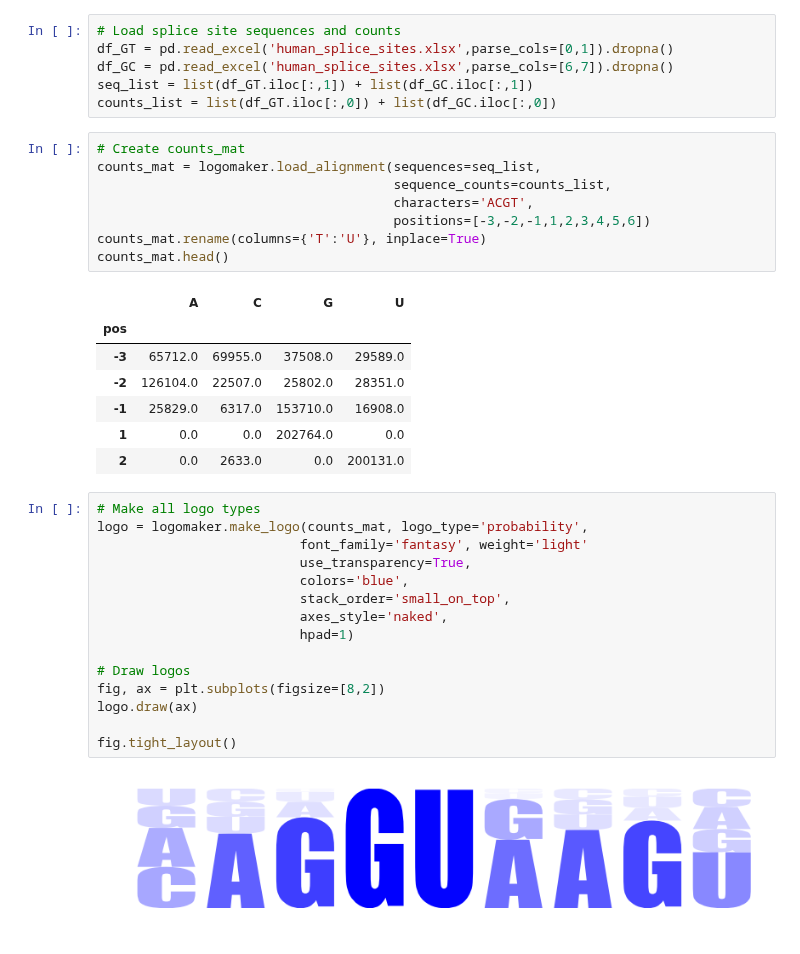
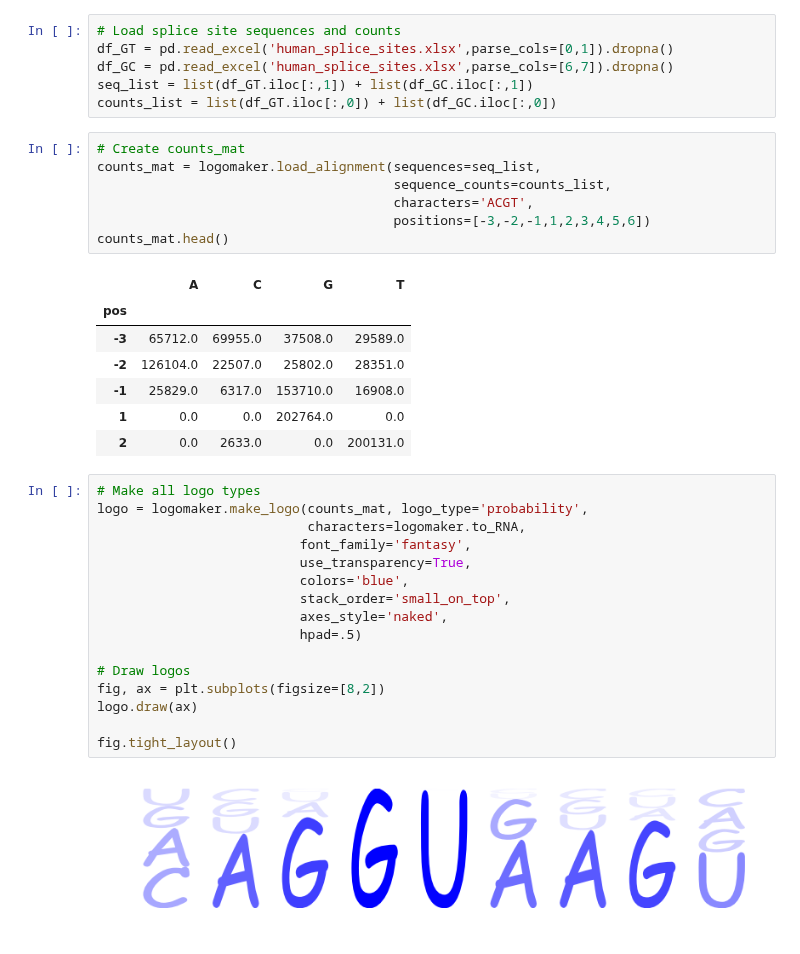
Before and after one commit to jbkinney/logomaker, a Jupyter notebook: splicesite_logo.ipynb, the cells around one changed output. Cells and saved outputs as stored; diff of their text form.

Commit message:
Implemented character transformations

```diff
--- a/splicesite_logo.ipynb
+++ b/splicesite_logo.ipynb
@@ -22,10 +22,9 @@ counts_mat = logomaker.load_alignment(sequences=seq_list,
                                       sequence_counts=counts_list,
                                       characters='ACGT',
                                       positions=[-3,-2,-1,1,2,3,4,5,6])
-counts_mat.rename(columns={'T':'U'}, inplace=True)
 counts_mat.head()
 # %% [output]
-|  | A | C | G | U |
+|  | A | C | G | T |
 | pos |  |  |  |  |
 | -3 | 65712.0 | 69955.0 | 37508.0 | 29589.0 |
 | -2 | 126104.0 | 22507.0 | 25802.0 | 28351.0 |
@@ -35,17 +34,18 @@ counts_mat.head()
 # %%
 # Make all logo types
 logo = logomaker.make_logo(counts_mat, logo_type='probability',
-                          font_family='fantasy', weight='light'
+                           characters=logomaker.to_RNA,
+                          font_family='fantasy',
                           use_transparency=True,
                           colors='blue',
                           stack_order='small_on_top',
                           axes_style='naked',
-                          hpad=1)
+                          hpad=.5)
 
 # Draw logos
 fig, ax = plt.subplots(figsize=[8,2])
 logo.draw(ax)
 
 fig.tight_layout()
 # %% [output]
-[figure, old version]
+[figure, new version]
```
Also changed, not shown: 2 other files.
